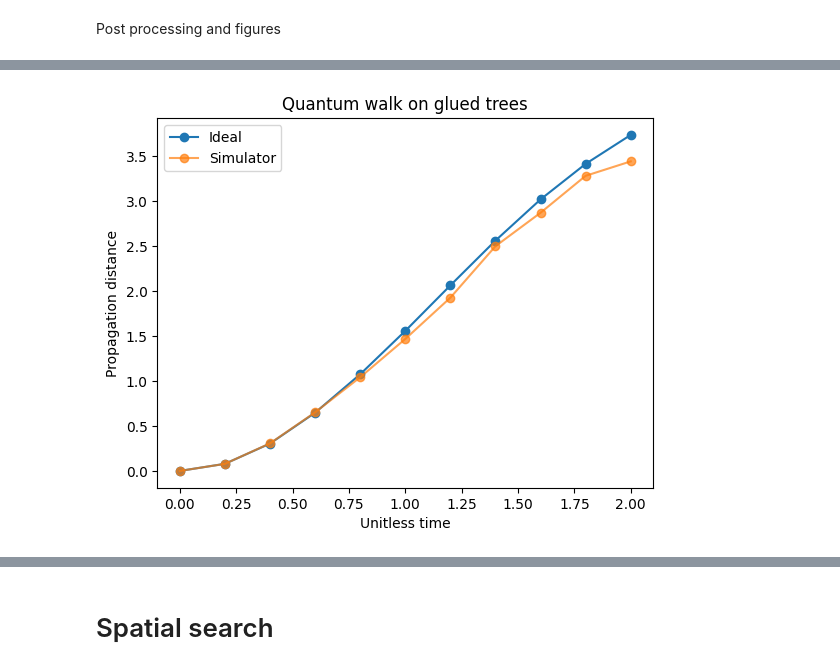
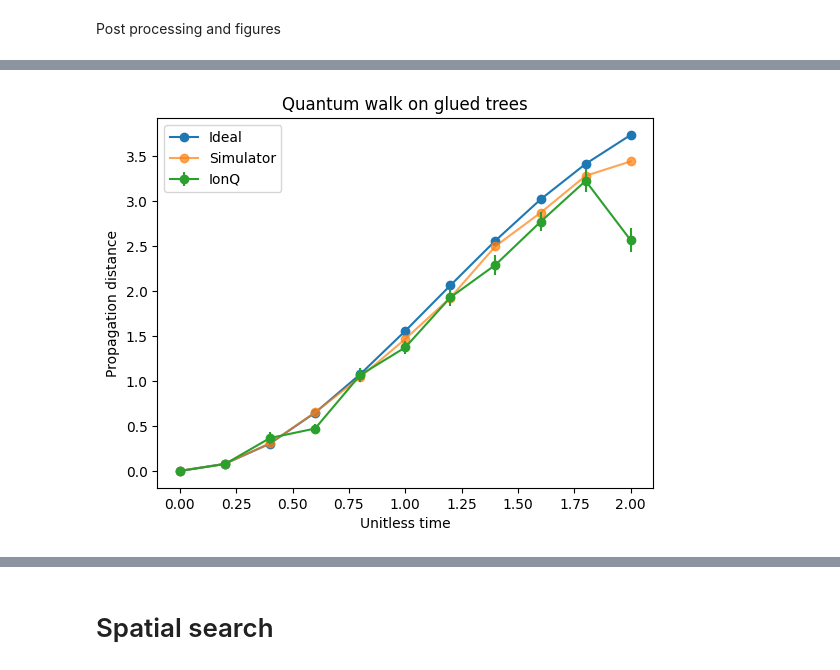
Before and after one commit to jiaqileng/hamiltonian-embedding, a Jupyter notebook: ionq_experiments.ipynb, the cells around one changed output, grey strips where cells are left out. Saved outputs shown, nothing was run; the diff lists cells and outputs as text; code cells hidden in the pictures.

```diff
--- a/ionq_experiments.ipynb
+++ b/ionq_experiments.ipynb
@@ -710,9 +834,9 @@ Job status: completed
 # %% [markdown]
 Post processing and figures
 # %%
-# ionq_freq_normalized = np.zeros_like(ionq_freq)
-# for i in range(num_time_points):
-#     if np.sum(ionq_freq[i]) > 0:
-#         ionq_freq_normalized[i] = ionq_freq[i] / np.sum(ionq_freq[i])
+ionq_freq_normalized = np.zeros_like(ionq_freq)
+for i in range(num_time_points):
+    if np.sum(ionq_freq[i]) > 0:
+        ionq_freq_normalized[i] = ionq_freq[i] / np.sum(ionq_freq[i])
 
-# num_samples_subspace_ionq = np.sum(ionq_freq, axis=1) * num_shots
+num_samples_subspace_ionq = np.sum(ionq_freq, axis=1) * num_shots
@@ -734,19 +866,18 @@ def get_glued_tree_distance_vec(glued_tree_height):
 
     return distance_vec
 
-
 distance_vec = get_glued_tree_distance_vec(glued_tree_height)
 
 # Compute propagation distance
 propagation_distance_ideal = ideal_dist @ distance_vec
 propagation_distance_sim = sim_freq @ distance_vec
-propagation_distance_ionq = ionq_freq @ distance_vec
+propagation_distance_ionq = ionq_freq_normalized @ distance_vec
 
 # Using unbiased sample variance to compute standard error
-# propagation_distance_ionq_err = np.array(
-#     [np.sqrt(ionq_freq_normalized[i] @ (distance_vec - propagation_distance_ionq[i]) ** 2 / (num_samples_subspace_ionq[i] - 1)) for i in range(num_time_points)]
-# )
+propagation_distance_ionq_err = np.array(
+    [np.sqrt(ionq_freq_normalized[i] @ (distance_vec - propagation_distance_ionq[i]) ** 2 / (num_samples_subspace_ionq[i] - 1)) for i in range(num_time_points)]
+)
 
 
-# valid_points_ionq = np.sum(ionq_freq, axis=1) > 0
+valid_points_ionq = np.sum(ionq_freq, axis=1) > 0
 # %%
@@ -758,14 +890,14 @@ propagation_distance_ionq = ionq_freq @ distance_vec
 # %%
 plt.plot(t_vals, propagation_distance_ideal, '-o', label="Ideal")
 plt.plot(t_vals, propagation_distance_sim, '-o', label="Simulator", alpha=0.7)
-# plt.errorbar(t_vals, propagation_distance_ionq, propagation_distance_ionq_err, fmt='-o', label="IonQ")
+plt.errorbar(t_vals, propagation_distance_ionq, propagation_distance_ionq_err, fmt='-o', label="IonQ")
 plt.xlabel("Unitless time")
 plt.ylabel("Propagation distance")
 plt.title("Quantum walk on glued trees")
 plt.legend()
 plt.show()
 # %% [output]
-[figure, old version]
+[figure, new version]
 # %%
 distance_mat = np.zeros((2 * (glued_tree_height + 1), N))
 for i in range(N):
```
Also changed, not shown: parts of 36 cells of this notebook.
